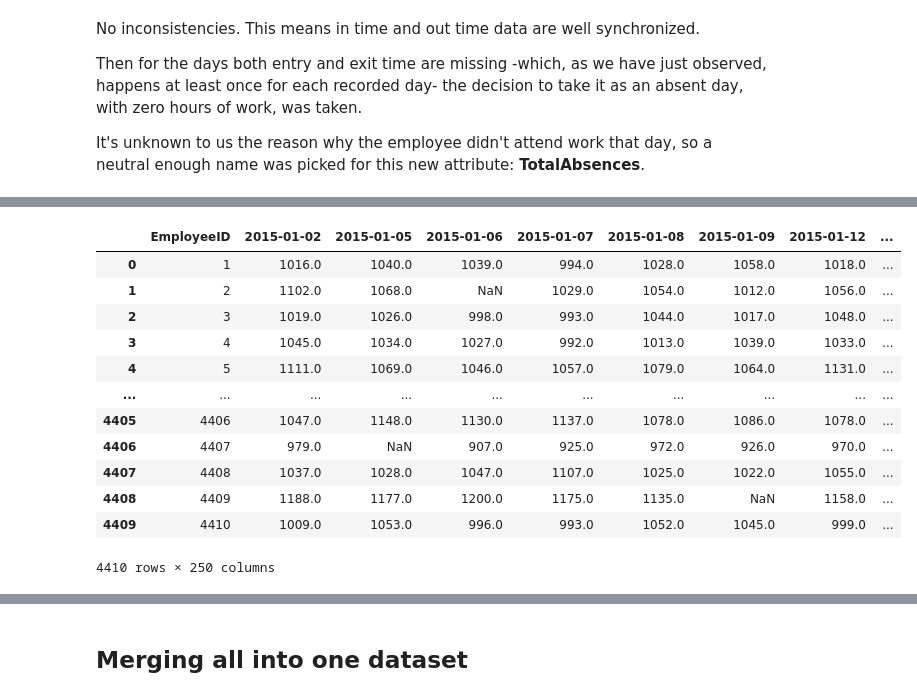
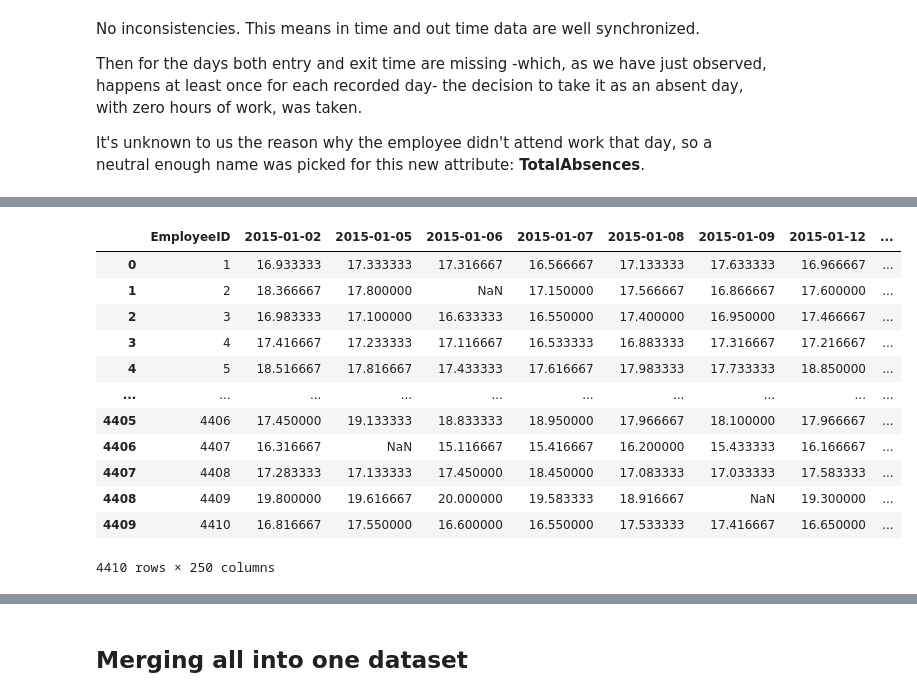
Before and after one commit to equisdel/INDIAI, a Jupyter notebook: test.ipynb, the cells around one changed output, grey strips where cells are left out. Drawn from its saved outputs; the diff is of its cells as text; code cells hidden in the pictures.

```diff
--- a/test.ipynb
+++ b/test.ipynb
@@ -321,8 +328,8 @@ Then for the days both entry and exit time are missing -which, as we have just o
 
 It's unknown to us the reason why the employee didn't attend work that day, so a neutral enough name was picked for this new attribute: **TotalAbsences**.
 # %%
-def minutes_since_zero(input_time):
-    return input_time.hour * 60 + input_time.minute
+def hours_since_midnight(input_time):
+    return input_time.hour + input_time.minute / 60
 # %%
 # convert to datetime format
 first_column = in_time['Unnamed: 0']
@@ -357,25 +358,25 @@ in_time
 # %%
 first_column = out_time['Unnamed: 0']
 out_time = out_time.apply(pd.to_datetime)
-out_time = out_time.applymap(minutes_since_zero)
-# avoid
+out_time = out_time.applymap(hours_since_midnight)
+
 out_time.insert(0,"EmployeeID",first_column)
 out_time.pop('Unnamed: 0')
 
 out_time
 # %% [output]
 |  | EmployeeID | 2015-01-02 | 2015-01-05 | 2015-01-06 | 2015-01-07 | 2015-01-08 | 2015-01-09 | 2015-01-12 | ... |
-| 0 | 1 | 1016.0 | 1040.0 | 1039.0 | 994.0 | 1028.0 | 1058.0 | 1018.0 | ... |
-| 1 | 2 | 1102.0 | 1068.0 | NaN | 1029.0 | 1054.0 | 1012.0 | 1056.0 | ... |
-| 2 | 3 | 1019.0 | 1026.0 | 998.0 | 993.0 | 1044.0 | 1017.0 | 1048.0 | ... |
-| 3 | 4 | 1045.0 | 1034.0 | 1027.0 | 992.0 | 1013.0 | 1039.0 | 1033.0 | ... |
-| 4 | 5 | 1111.0 | 1069.0 | 1046.0 | 1057.0 | 1079.0 | 1064.0 | 1131.0 | ... |
+| 0 | 1 | 16.933333 | 17.333333 | 17.316667 | 16.566667 | 17.133333 | 17.633333 | 16.966667 | ... |
+| 1 | 2 | 18.366667 | 17.800000 | NaN | 17.150000 | 17.566667 | 16.866667 | 17.600000 | ... |
+| 2 | 3 | 16.983333 | 17.100000 | 16.633333 | 16.550000 | 17.400000 | 16.950000 | 17.466667 | ... |
+| 3 | 4 | 17.416667 | 17.233333 | 17.116667 | 16.533333 | 16.883333 | 17.316667 | 17.216667 | ... |
+| 4 | 5 | 18.516667 | 17.816667 | 17.433333 | 17.616667 | 17.983333 | 17.733333 | 18.850000 | ... |
 | ... | ... | ... | ... | ... | ... | ... | ... | ... | ... |
-| 4405 | 4406 | 1047.0 | 1148.0 | 1130.0 | 1137.0 | 1078.0 | 1086.0 | 1078.0 | ... |
-| 4406 | 4407 | 979.0 | NaN | 907.0 | 925.0 | 972.0 | 926.0 | 970.0 | ... |
-| 4407 | 4408 | 1037.0 | 1028.0 | 1047.0 | 1107.0 | 1025.0 | 1022.0 | 1055.0 | ... |
-| 4408 | 4409 | 1188.0 | 1177.0 | 1200.0 | 1175.0 | 1135.0 | NaN | 1158.0 | ... |
-| 4409 | 4410 | 1009.0 | 1053.0 | 996.0 | 993.0 | 1052.0 | 1045.0 | 999.0 | ... |
+| 4405 | 4406 | 17.450000 | 19.133333 | 18.833333 | 18.950000 | 17.966667 | 18.100000 | 17.966667 | ... |
+| 4406 | 4407 | 16.316667 | NaN | 15.116667 | 15.416667 | 16.200000 | 15.433333 | 16.166667 | ... |
+| 4407 | 4408 | 17.283333 | 17.133333 | 17.450000 | 18.450000 | 17.083333 | 17.033333 | 17.583333 | ... |
+| 4408 | 4409 | 19.800000 | 19.616667 | 20.000000 | 19.583333 | 18.916667 | NaN | 19.300000 | ... |
+| 4409 | 4410 | 16.816667 | 17.550000 | 16.600000 | 16.550000 | 17.533333 | 17.416667 | 16.650000 | ... |
 4410 rows × 250 columns
 # %%
 def nan_to_zero(value):
```
Also changed, not shown: parts of 51 cells of this notebook, 1 other file.
